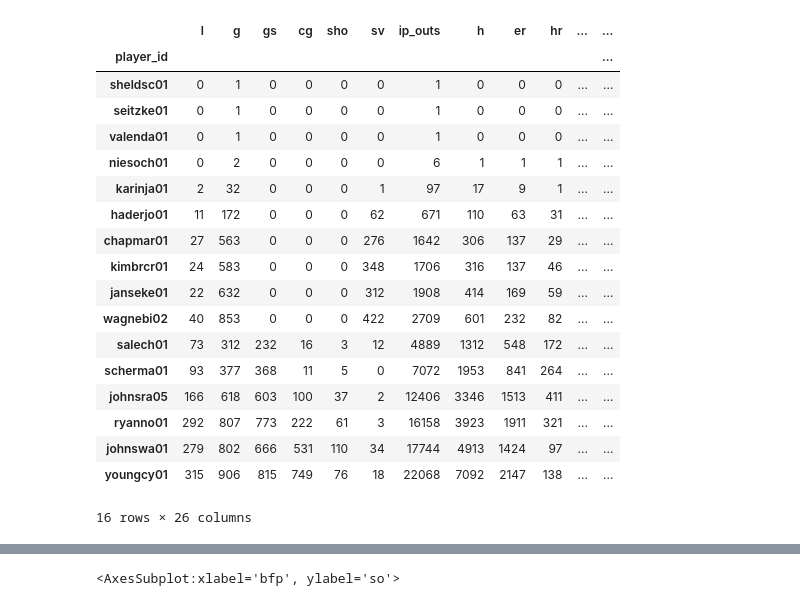
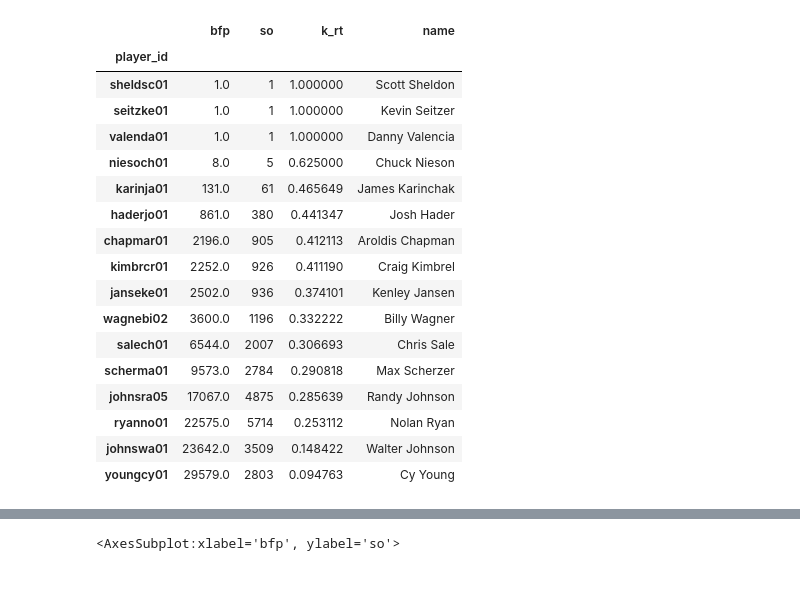
Before and after one commit to sdvinay/baseball_sql, a Jupyter notebook: pandas/all_time_Kpct_leaders.ipynb, the cells around one changed output, grey strips where cells are left out. Cells and saved outputs as stored; diff of their text form; code cells hidden in the pictures.

```diff
--- a/pandas/all_time_Kpct_leaders.ipynb
+++ b/pandas/all_time_Kpct_leaders.ipynb
@@ -22,27 +23,27 @@ careers
 # %%
-careers['k%'] = careers['so']/careers['bfp']
-careers['cummax_k%'] = careers['k%'].cummax()
-all_time_leaders = (careers[careers['k%']==careers['cummax_k%']]) \
-    .sort_values('k%', ascending=False)
-
+careers['k_rt'] = careers['so']/careers['bfp']
+cummax_k_rt = careers['k_rt'].cummax()
+all_time_leaders = careers.query('k_rt == @cummax_k_rt') \
+    [['bfp', 'so', 'k_rt']] \
+    .sort_values('k_rt', ascending=False)
+all_time_leaders['name'] = bsu.get_player_names_df(all_time_leaders, 'player_id')
 all_time_leaders
 # %% [output]
-|  | l | g | gs | cg | sho | sv | ip_outs | h | er | hr | ... | ... |
-| player_id |  |  |  |  |  |  |  |  |  |  |  | ... |
-| sheldsc01 | 0 | 1 | 0 | 0 | 0 | 0 | 1 | 0 | 0 | 0 | ... | ... |
-| seitzke01 | 0 | 1 | 0 | 0 | 0 | 0 | 1 | 0 | 0 | 0 | ... | ... |
-| valenda01 | 0 | 1 | 0 | 0 | 0 | 0 | 1 | 0 | 0 | 0 | ... | ... |
-| niesoch01 | 0 | 2 | 0 | 0 | 0 | 0 | 6 | 1 | 1 | 1 | ... | ... |
-| karinja01 | 2 | 32 | 0 | 0 | 0 | 1 | 97 | 17 | 9 | 1 | ... | ... |
-| haderjo01 | 11 | 172 | 0 | 0 | 0 | 62 | 671 | 110 | 63 | 31 | ... | ... |
-| chapmar01 | 27 | 563 | 0 | 0 | 0 | 276 | 1642 | 306 | 137 | 29 | ... | ... |
-| kimbrcr01 | 24 | 583 | 0 | 0 | 0 | 348 | 1706 | 316 | 137 | 46 | ... | ... |
-| janseke01 | 22 | 632 | 0 | 0 | 0 | 312 | 1908 | 414 | 169 | 59 | ... | ... |
-| wagnebi02 | 40 | 853 | 0 | 0 | 0 | 422 | 2709 | 601 | 232 | 82 | ... | ... |
-| salech01 | 73 | 312 | 232 | 16 | 3 | 12 | 4889 | 1312 | 548 | 172 | ... | ... |
-| scherma01 | 93 | 377 | 368 | 11 | 5 | 0 | 7072 | 1953 | 841 | 264 | ... | ... |
-| johnsra05 | 166 | 618 | 603 | 100 | 37 | 2 | 12406 | 3346 | 1513 | 411 | ... | ... |
-| ryanno01 | 292 | 807 | 773 | 222 | 61 | 3 | 16158 | 3923 | 1911 | 321 | ... | ... |
-| johnswa01 | 279 | 802 | 666 | 531 | 110 | 34 | 17744 | 4913 | 1424 | 97 | ... | ... |
-| youngcy01 | 315 | 906 | 815 | 749 | 76 | 18 | 22068 | 7092 | 2147 | 138 | ... | ... |
+|  | bfp | so | k_rt | name |
+| player_id |  |  |  |  |
+| sheldsc01 | 1.0 | 1 | 1.000000 | Scott Sheldon |
+| seitzke01 | 1.0 | 1 | 1.000000 | Kevin Seitzer |
+| valenda01 | 1.0 | 1 | 1.000000 | Danny Valencia |
+| niesoch01 | 8.0 | 5 | 0.625000 | Chuck Nieson |
+| karinja01 | 131.0 | 61 | 0.465649 | James Karinchak |
+| haderjo01 | 861.0 | 380 | 0.441347 | Josh Hader |
+| chapmar01 | 2196.0 | 905 | 0.412113 | Aroldis Chapman |
+| kimbrcr01 | 2252.0 | 926 | 0.411190 | Craig Kimbrel |
+| janseke01 | 2502.0 | 936 | 0.374101 | Kenley Jansen |
+| wagnebi02 | 3600.0 | 1196 | 0.332222 | Billy Wagner |
+| salech01 | 6544.0 | 2007 | 0.306693 | Chris Sale |
+| scherma01 | 9573.0 | 2784 | 0.290818 | Max Scherzer |
+| johnsra05 | 17067.0 | 4875 | 0.285639 | Randy Johnson |
+| ryanno01 | 22575.0 | 5714 | 0.253112 | Nolan Ryan |
+| johnswa01 | 23642.0 | 3509 | 0.148422 | Walter Johnson |
+| youngcy01 | 29579.0 | 2803 | 0.094763 | Cy Young |
-16 rows × 26 columns
```
Also changed, not shown: parts of 5 cells of this notebook.
